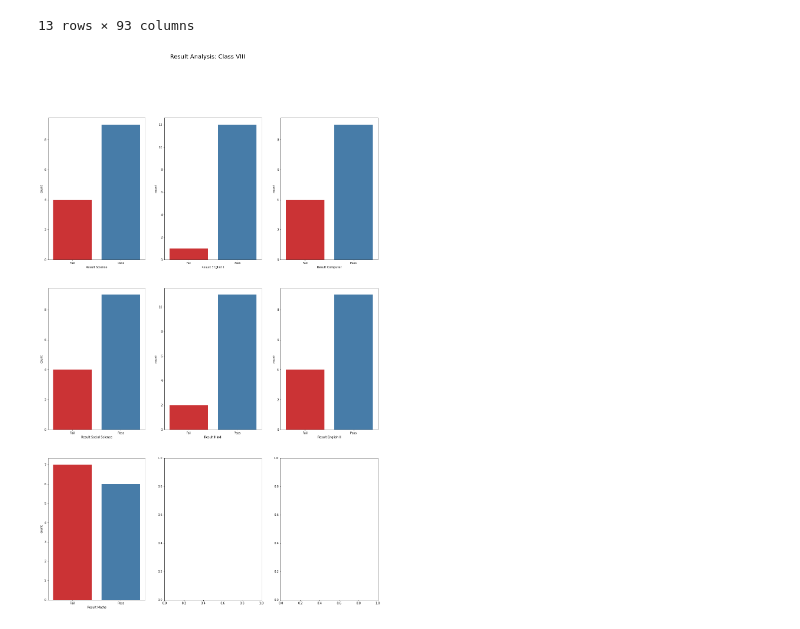
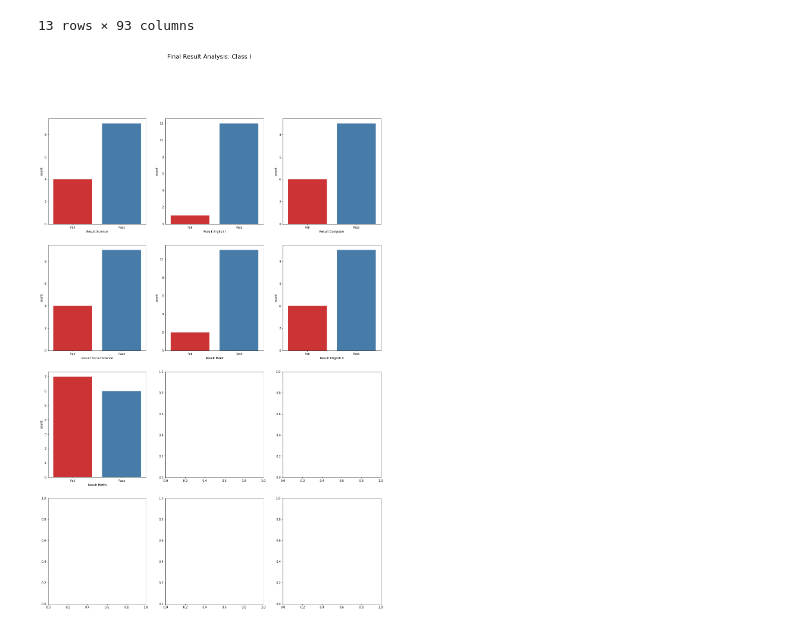
Before and after one commit to tek2991/Results, a Jupyter notebook: Class_VIII/Hindi/process_final.ipynb, the cells around one changed output. Drawn from its saved outputs; the diff is of its cells as text; code cells hidden in the pictures.

```diff
--- a/Class_VIII/Hindi/process_final.ipynb
+++ b/Class_VIII/Hindi/process_final.ipynb
@@ -237,13 +237,13 @@ df_new
 df_new.to_excel('Result_Final.xlsx', index=False);
 # %%
 # Combine the charts in one figure
-fig, axes = plt.subplots(3, 3, figsize=(20, 30));
+fig, axes = plt.subplots(4, 3, figsize=(20, 30));
 
 # Set the title of the figure
-fig.suptitle('Result Analysis: Class VIII', fontsize=20);
+fig.suptitle('Final Result Analysis: Class I', fontsize=20);
 
 for i, subject in enumerate(subjects):
     sns.countplot(x='Result ' + subject, data=df_new, palette='Set1', order=['Fail', 'Pass'], ax=axes[i // 3, i % 3]);
 plt.show();
 # %% [output]
-[figure, old version]
+[figure, new version]
```
Also changed, not shown: 1 other file.
